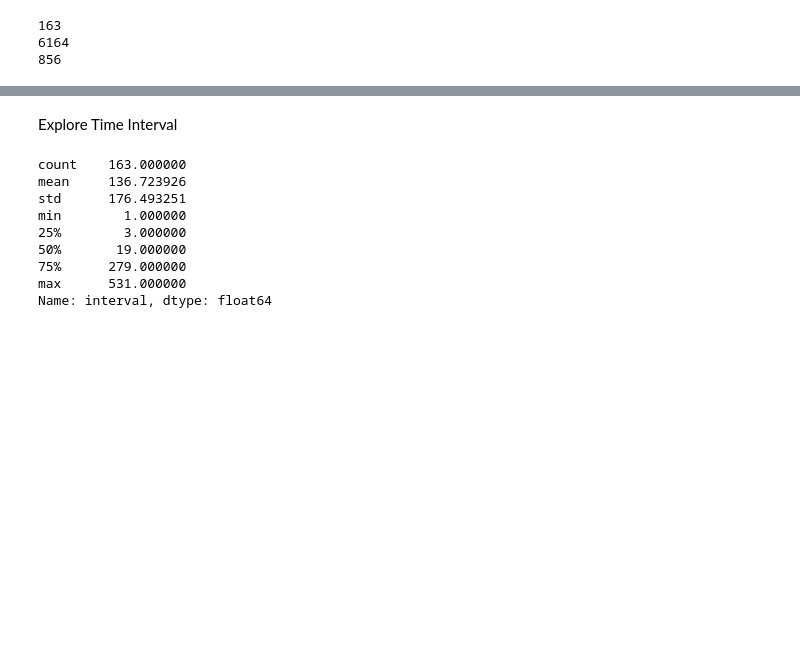
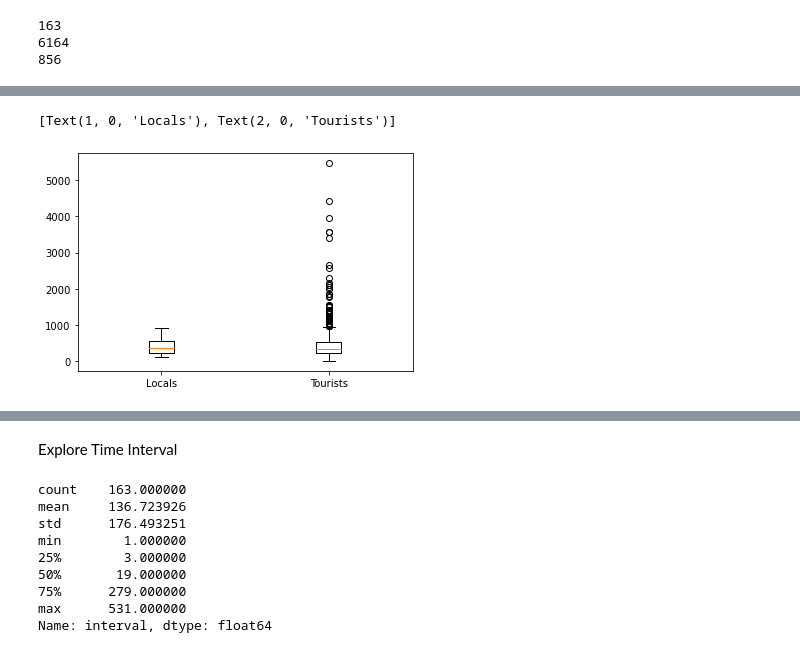
Before and after one commit to leyixu21/Semantic-Trajectory, a Jupyter notebook: clean_foursquare_data.ipynb, the cells around one changed output, grey strips where cells are left out. Saved outputs shown, nothing was run; the diff lists cells and outputs as text; code cells hidden in the pictures; blank space fills up the shorter version.

Commit message:
Update the identification of locals and tourists

```diff
--- a/clean_foursquare_data.ipynb
+++ b/clean_foursquare_data.ipynb
@@ -1104,0 +1216,3 @@ print(len(unsure_info))
+# %%
+locals_30 = locals_info[locals_info['date count']>=30]
+locals_30.describe()
@@ -1104,0 +1229,3 @@ print(len(unsure_info))
+# %%
+tourists_30 = tourists_info[tourists_info['date count']>=30]
+tourists_30.describe()
@@ -1104,0 +1258,10 @@ print(len(unsure_info))
+# %%
+variable = 'total distance'
+my_dict = {'Locals': locals_30[variable], 'Tourists': tourists_30[variable]}
+
+fig, ax = plt.subplots()
+ax.boxplot(my_dict.values())
+ax.set_xticklabels(my_dict.keys())
+# %% [output]
+[Text(1, 0, 'Locals'), Text(2, 0, 'Tourists')]
+[figure, added]
```
Also changed, not shown: parts of 55 cells of this notebook.
